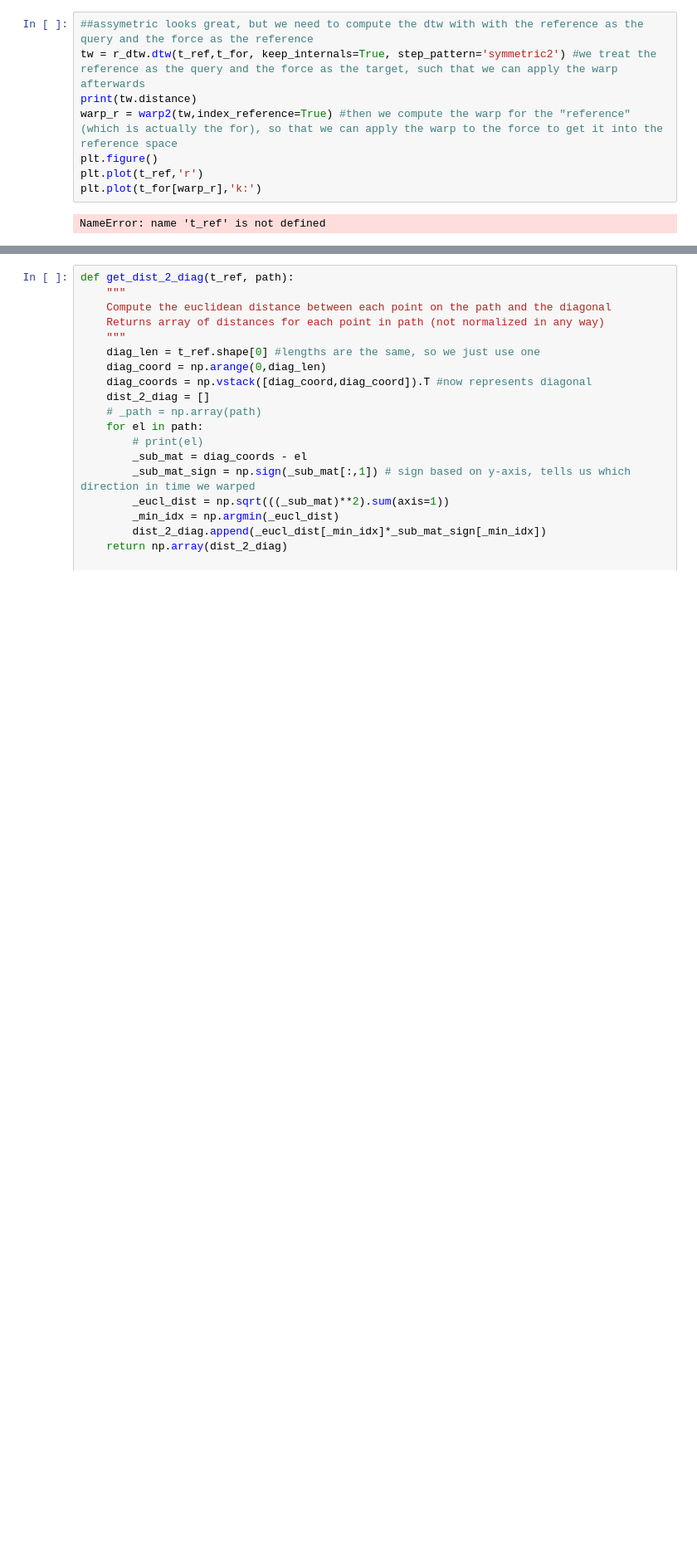
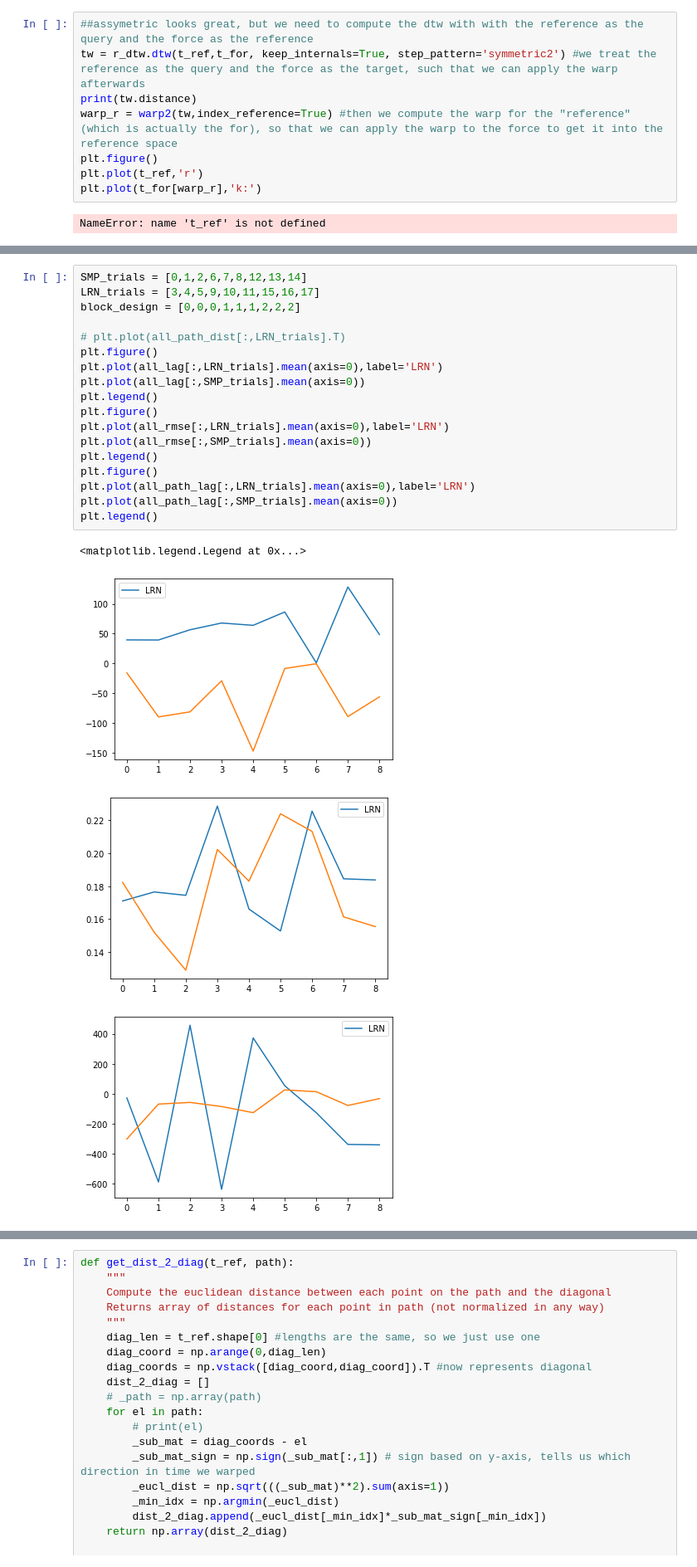
Before and after one commit to neuralabc/spft-java, a Jupyter notebook: spft/2022_09_DTW_test.ipynb, the cells around one changed output, grey strips where cells are left out. Shown: that part at 83% size. Cells and saved outputs as stored; diff of their text form; blank space fills up the shorter version.

```diff
--- a/spft/2022_09_DTW_test.ipynb
+++ b/spft/2022_09_DTW_test.ipynb
@@ -147,2 +166,25 @@ Jhelum_L
+# %%
+SMP_trials = [0,1,2,6,7,8,12,13,14]
+LRN_trials = [3,4,5,9,10,11,15,16,17]
+block_design = [0,0,0,1,1,1,2,2,2]
+
+# plt.plot(all_path_dist[:,LRN_trials].T)
+plt.figure()
+plt.plot(all_lag[:,LRN_trials].mean(axis=0),label='LRN')
+plt.plot(all_lag[:,SMP_trials].mean(axis=0))
+plt.legend()
+plt.figure()
+plt.plot(all_rmse[:,LRN_trials].mean(axis=0),label='LRN')
+plt.plot(all_rmse[:,SMP_trials].mean(axis=0))
+plt.legend()
+plt.figure()
+plt.plot(all_path_lag[:,LRN_trials].mean(axis=0),label='LRN')
+plt.plot(all_path_lag[:,SMP_trials].mean(axis=0))
+plt.legend()
+# %% [output]
+<matplotlib.legend.Legend at 0x...>
+[figure, added]
+[figure, added]
+[figure, added]
 # %%
 x = res['all']['LRN']['lag_xcorr_ms']
```
Also changed, not shown: parts of 3 cells of this notebook, 2 other files.
